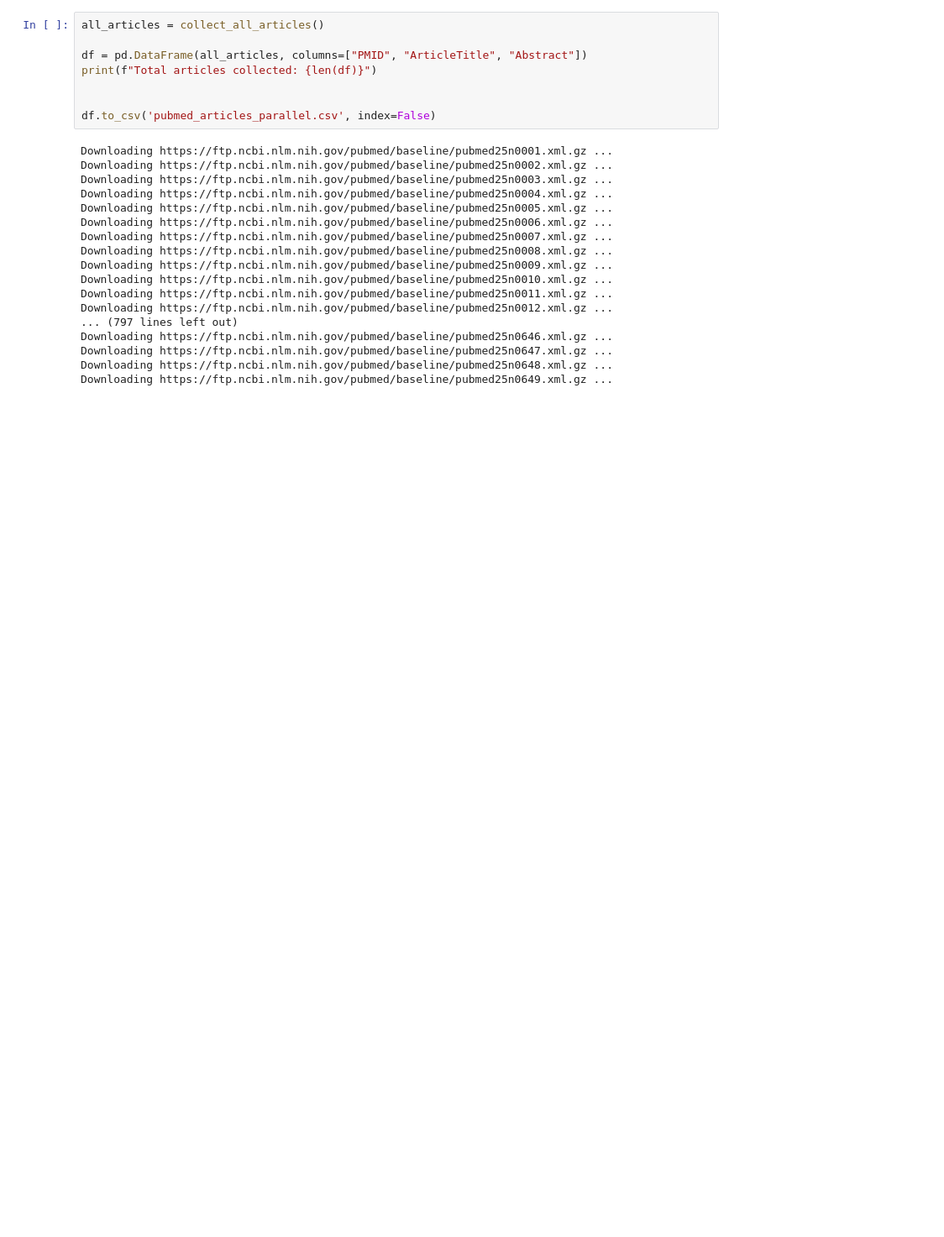
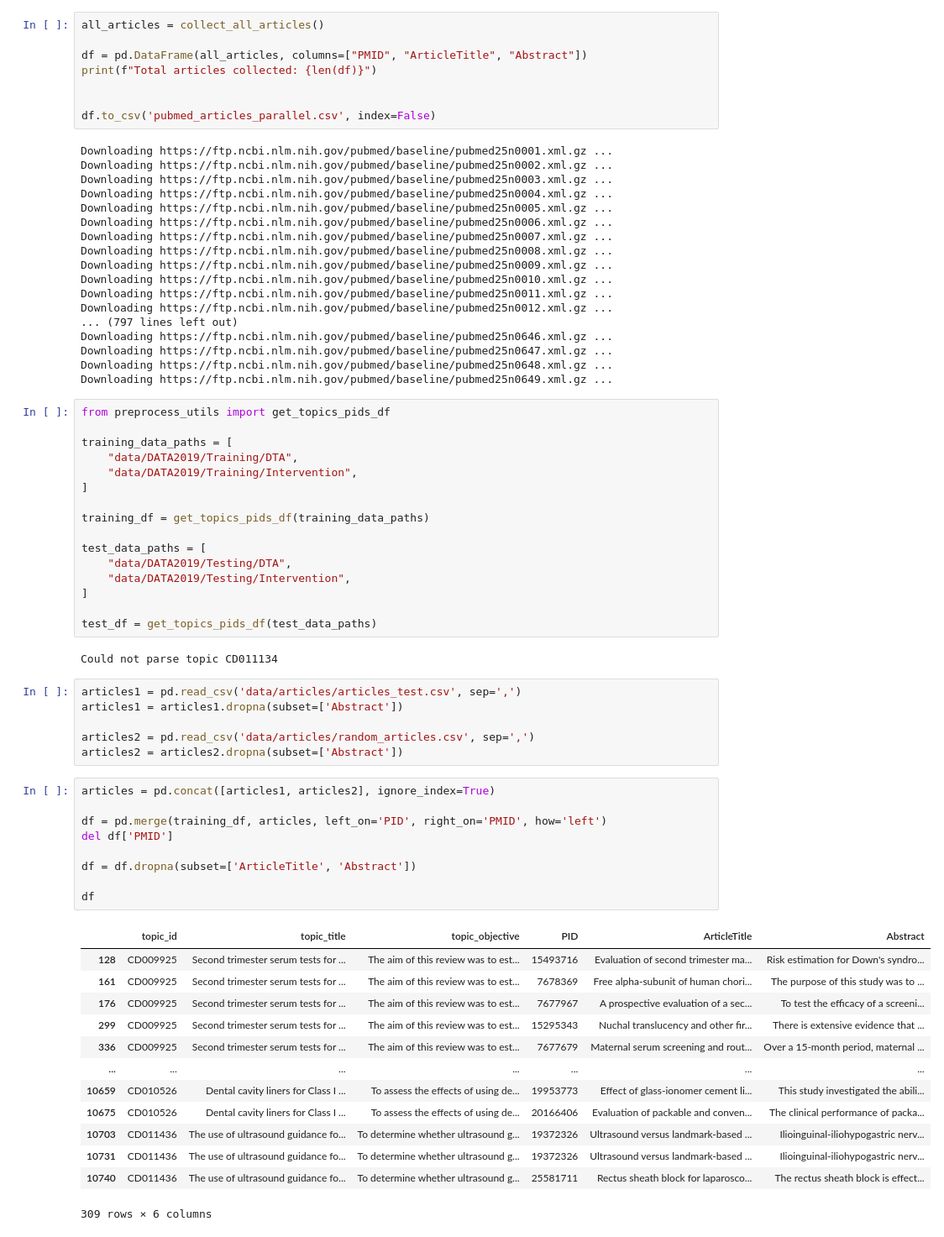
Before and after one commit to szpajak/DevWorkshopProject, a Jupyter notebook: preprocessing.ipynb, the cells around one changed output. Shown: that part at 84% size. Drawn from its saved outputs; the diff is of its cells as text; blank space fills up the shorter version.

Commit message:
feat: Merge articles

```diff
--- a/preprocessing.ipynb
+++ b/preprocessing.ipynb
@@ -183,3 +78,50 @@ Downloading https://ftp.ncbi.nlm.nih.gov/pubmed/baseline/pubmed25n0646.xml.gz ..
 Downloading https://ftp.ncbi.nlm.nih.gov/pubmed/baseline/pubmed25n0647.xml.gz ...
 Downloading https://ftp.ncbi.nlm.nih.gov/pubmed/baseline/pubmed25n0648.xml.gz ...
 Downloading https://ftp.ncbi.nlm.nih.gov/pubmed/baseline/pubmed25n0649.xml.gz ...
+# %%
+from preprocess_utils import get_topics_pids_df
+
+training_data_paths = [
+    "data/DATA2019/Training/DTA",
+    "data/DATA2019/Training/Intervention",
+]
+
+training_df = get_topics_pids_df(training_data_paths)
+
+test_data_paths = [
+    "data/DATA2019/Testing/DTA",
+    "data/DATA2019/Testing/Intervention",
+]
+
+test_df = get_topics_pids_df(test_data_paths)
+# %% [output]
+Could not parse topic CD011134
+# %%
+articles1 = pd.read_csv('data/articles/articles_test.csv', sep=',')
+articles1 = articles1.dropna(subset=['Abstract'])
+
+articles2 = pd.read_csv('data/articles/random_articles.csv', sep=',')
+articles2 = articles2.dropna(subset=['Abstract'])
+# %%
+articles = pd.concat([articles1, articles2], ignore_index=True)
+
+df = pd.merge(training_df, articles, left_on='PID', right_on='PMID', how='left')
+del df['PMID']
+
+df = df.dropna(subset=['ArticleTitle', 'Abstract'])
+
+df
+# %% [output]
+|  | topic_id | topic_title | topic_objective | PID | ArticleTitle | Abstract |
+| 128 | CD009925 | Second trimester serum tests for ... | The aim of this review was to est... | 15493716 | Evaluation of second trimester ma... | Risk estimation for Down's syndro... |
+| 161 | CD009925 | Second trimester serum tests for ... | The aim of this review was to est... | 7678369 | Free alpha-subunit of human chori... | The purpose of this study was to ... |
+| 176 | CD009925 | Second trimester serum tests for ... | The aim of this review was to est... | 7677967 | A prospective evaluation of a sec... | To test the efficacy of a screeni... |
+| 299 | CD009925 | Second trimester serum tests for ... | The aim of this review was to est... | 15295343 | Nuchal translucency and other fir... | There is extensive evidence that ... |
+| 336 | CD009925 | Second trimester serum tests for ... | The aim of this review was to est... | 7677679 | Maternal serum screening and rout... | Over a 15-month period, maternal ... |
+| ... | ... | ... | ... | ... | ... | ... |
+| 10659 | CD010526 | Dental cavity liners for Class I ... | To assess the effects of using de... | 19953773 | Effect of glass-ionomer cement li... | This study investigated the abili... |
+| 10675 | CD010526 | Dental cavity liners for Class I ... | To assess the effects of using de... | 20166406 | Evaluation of packable and conven... | The clinical performance of packa... |
+| 10703 | CD011436 | The use of ultrasound guidance fo... | To determine whether ultrasound g... | 19372326 | Ultrasound versus landmark-based ... | Ilioinguinal-iliohypogastric nerv... |
+| 10731 | CD011436 | The use of ultrasound guidance fo... | To determine whether ultrasound g... | 19372326 | Ultrasound versus landmark-based ... | Ilioinguinal-iliohypogastric nerv... |
+| 10740 | CD011436 | The use of ultrasound guidance fo... | To determine whether ultrasound g... | 25581711 | Rectus sheath block for laparosco... | The rectus sheath block is effect... |
+309 rows × 6 columns
```
Also changed, not shown: parts of 2 cells of this notebook, 1 other file.
